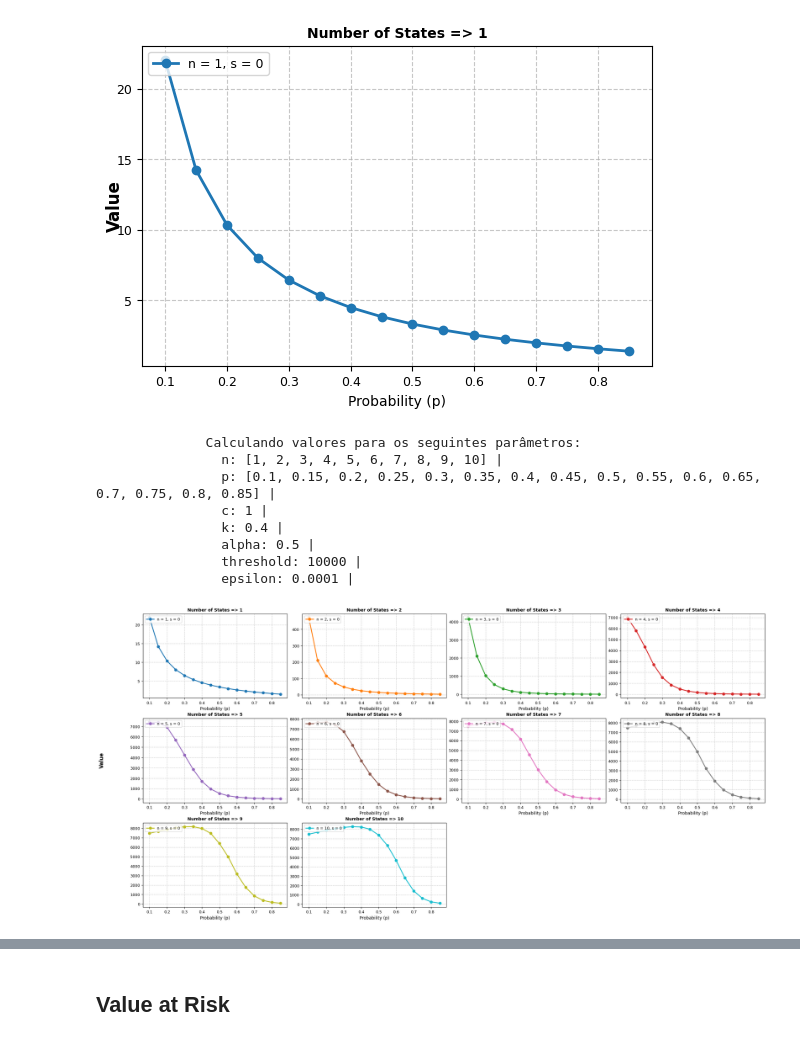
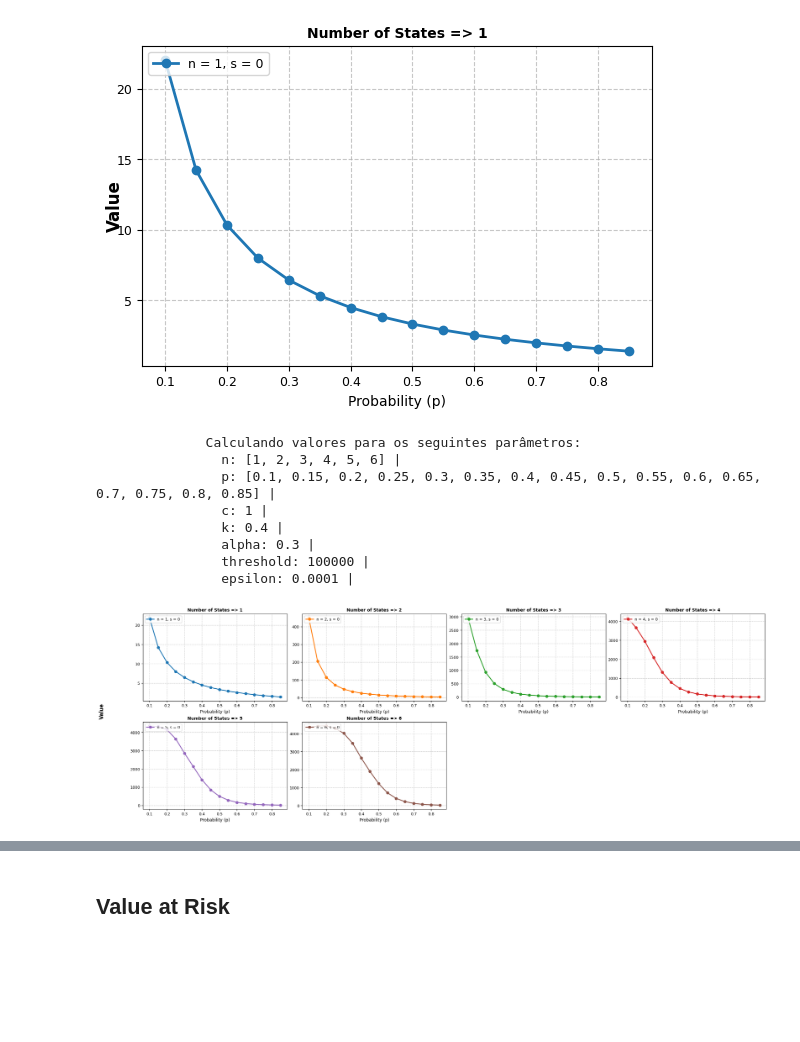
Before and after one commit to igormiyamura/ppgsi_comparable_mdp_risk, a Jupyter notebook: notebooks/4. MSS - 2024 Proposition Validation.ipynb, the cells around one changed output, grey strips where cells are left out. Cells and saved outputs as stored; diff of their text form; code cells hidden in the pictures; blank space fills up the shorter version.

Commit message:
#1.11 #1.12 Configuration Region EXP

```diff
--- a/notebooks/4. MSS - 2024 Proposition Validation.ipynb
+++ b/notebooks/4. MSS - 2024 Proposition Validation.ipynb
@@ -175,5 +175,5 @@ results[exp_method]['find_lambda_extreme']
 # %%
 # MSS > Calcula lambda extreme para cada numero de estado (n) e cada probabilidade (p)
-results[exp_method]['find_lambda_extreme_range_probability'] = _le.find_lambda_extreme_range_probability(n=[1, 2, 3], p=range_p, c=c, vl_lambda=vl_lambda, epsilon=_lambda_extreme_epsilon, beta=_lambda_extreme_beta)
-MSSPlots().subplots_for_number_of_states(results[exp_method]['find_lambda_extreme_range_probability'], sharey=False)
+results[exp_method]['find_numerical_lambda_extreme_range_probability'] = _le.find_numerical_lambda_extreme_range_probability(n=range_n, p=range_p, c=c)
+MSSPlots().subplots_for_number_of_states(results[exp_method]['find_numerical_lambda_extreme_range_probability'], sharey=False)
 # %% [output]
@@ -243,0 +205,30 @@ _l.spectral_radius(D, T)
+# %%
+from scipy.optimize import fsolve
+
+guess_EC = 0
+n = 4
+p = 0.1
+cr = 1
+pr = 0.5
+
+vl_lambda_extreme_reference = LambdaExtreme().solver_lambda_extreme_mss(n, pr, cr)[0]
+vl_lambda_extreme = LambdaExtreme().solver_lambda_extreme_mss(n, p, cr)[0]
+vl_lambda_extreme = min([vl_lambda_extreme, vl_lambda_extreme_reference])
+
+vl_lambda = vl_lambda_extreme
+
+print('Lambda:', vl_lambda)
+
+def equation(EC, n, p, cr, pr, vl_lambda, _threshold, _epsilon, _alpha):
+    # reference_values = exp_obj.mss_value_function(n, pr, cr, vl_lambda, _threshold, _epsilon, _alpha)
+    reference_values = exp_obj.mss_analytical_value_function(n, pr, cr, vl_lambda)
+    print('Reference:', reference_values)
+
+    # values = exp_obj.mss_value_function(n, p, EC[0], vl_lambda, _threshold, _epsilon, _alpha)
+    values = exp_obj.mss_analytical_value_function(n, p, EC, vl_lambda)
+    print('Values:', values)
+
+    return exp_obj.diff_dict_values(reference_values, values)
+
+solution = fsolve(equation, guess_EC, args=(n, p, cr, pr, vl_lambda - 0.01, _threshold, _epsilon, _alpha))
+solution
@@ -243,0 +254,3 @@ _l.spectral_radius(D, T)
+# %%
+results[exp_method]['run_configuration_region'] = exp_obj.run_configuration_region(n=range_n, p=range_p, cr=c, pr=pr, analytical=True, _threshold=_threshold, _epsilon=_epsilon)
+# results[exp_method]['run_configuration_region']
@@ -282,9 +299,10 @@ The scalar $\alpha$ is a positive step-size.
 # -- Exponential Utility Method.
 # ------------------------------
 k = 0.4
-alpha = 0.5 # 1 / (1 + abs(k))
+alpha = 0.3 # 1 / (1 + abs(k))
+gamma = 1
 _epsilon = 0.0001
-_threshold = int(1e4)
+_threshold = int(1e5)
 # %%
 # Criando objeto para Exponential Utility Function
 plt_method = 'piecewise_linear_transformation'
@@ -313,18 +331,18 @@ MSSPlots().subplots_for_number_of_states(results[plt_method]['osma_value_functio
 [figure]
 # %%
 # MSS > Value function
-results[plt_method]['mss_value_function_range_probability'] = plt_obj.mss_value_function_range_probability(range_n, range_p, c, k, alpha, _threshold, _epsilon, _verbose=False)
+results[plt_method]['mss_value_function_range_probability'] = plt_obj.mss_value_function_range_probability(range_n, range_p, c, k, alpha, gamma, _threshold, _epsilon, _verbose=False)
 MSSPlots().subplots_for_number_of_states(results[plt_method]['mss_value_function_range_probability'], sharey=False)
 # %% [output]
               Calculando valores para os seguintes parâmetros:
-                n: [1, 2, 3, 4, 5, 6, 7, 8, 9, 10] |
+                n: [1, 2, 3, 4, 5, 6] |
                 p: [0.1, 0.15, 0.2, 0.25, 0.3, 0.35, 0.4, 0.45, 0.5, 0.55, 0.6, 0.65, 0.7, 0.75, 0.8, 0.85] |
                 c: 1 |
                 k: 0.4 |
-                alpha: 0.5 |
-                threshold: 10000 |
+                alpha: 0.3 |
+                threshold: 100000 |
                 epsilon: 0.0001 |
-[figure, old version]
+[figure, new version]
 # %%
 # MSS > Analytical value function
 results[plt_method]['mss_analytical_value_function_range_probability'] = plt_obj.mss_analytical_value_function_range_probability(range_n, range_p, c, k)
```
Also changed, not shown: parts of 22 cells of this notebook, 3 other files.
